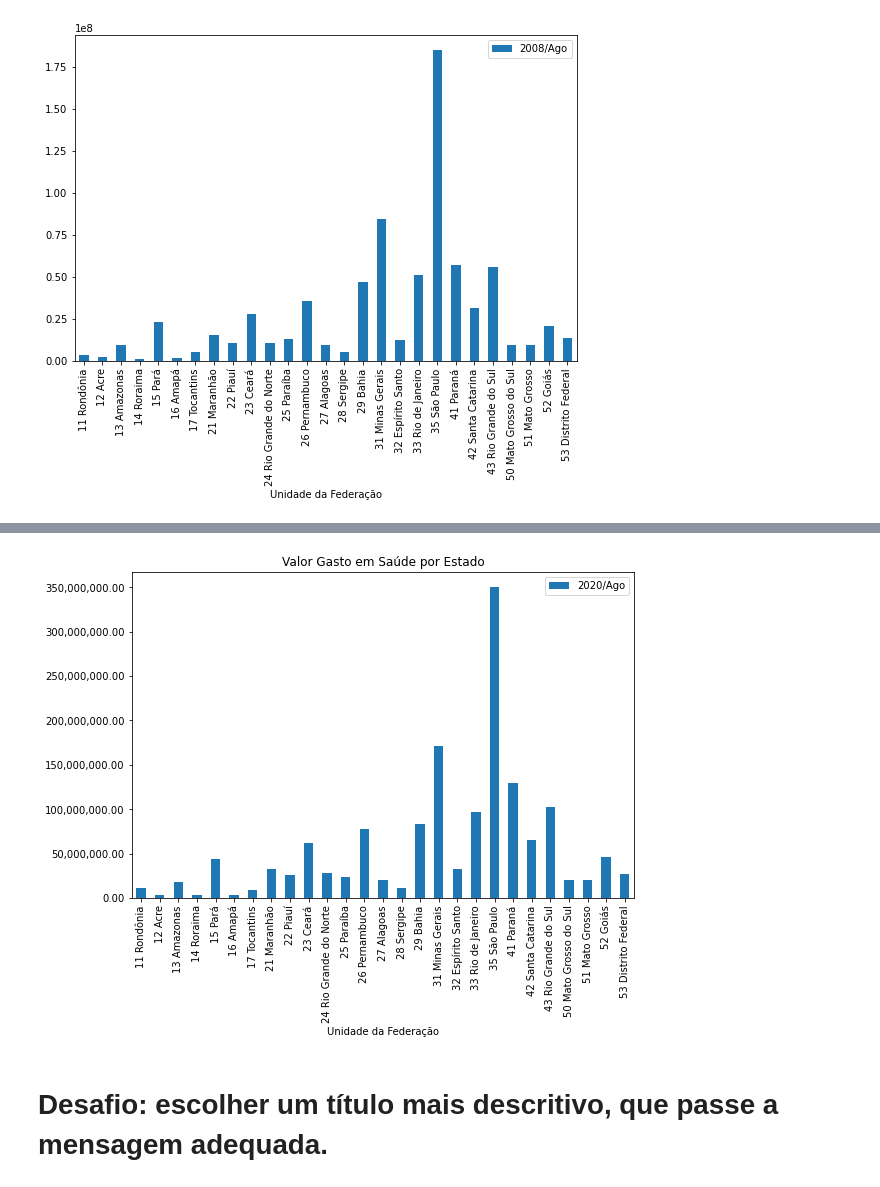
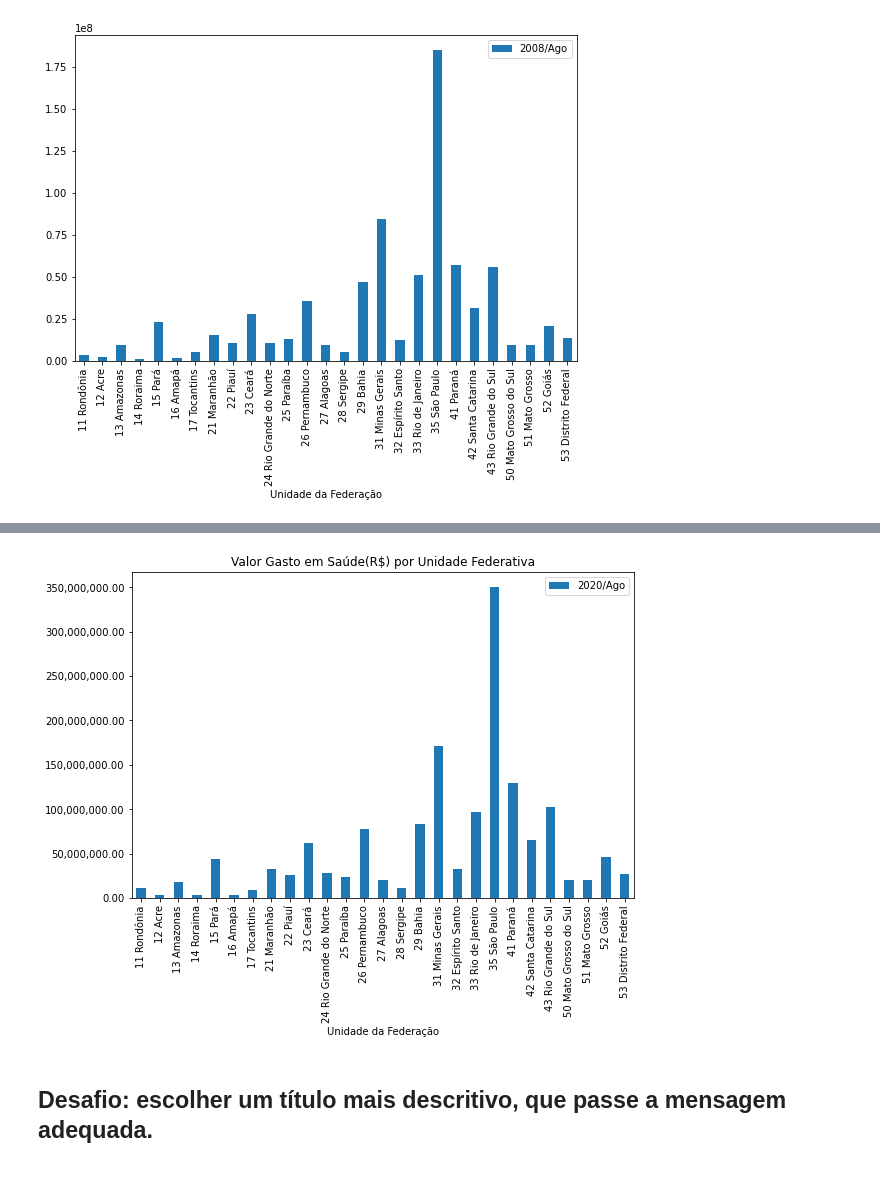
Before and after one commit to iplusl/Bootcamp_Data_Science, a Jupyter notebook: Modulo1/notebooks/Modulo1.ipynb, the cells around one changed output, grey strips where cells are left out. Cells and saved outputs as stored; diff of their text form; code cells hidden in the pictures.

```diff
--- a/Modulo1/notebooks/Modolo1.ipynb
+++ b/Modulo1/notebooks/Modulo1.ipynb
@@ -146,14 +148,14 @@ plt.show()
 # %%
 import matplotlib.pyplot as plt
 import matplotlib.ticker as ticker
 
 ax = dados.plot(x="Unidade da Federação", y="2020/Ago",
            kind="bar", figsize=(9,6))
 ax.yaxis.set_major_formatter(ticker.StrMethodFormatter("{x:,.2f}"))
-plt.title("Valor Gasto em Saúde por Estado")
+plt.title("Valor Gasto em Saúde(R$) por Unidade Federativa")
 plt.show()
 # %% [output]
-[figure, old version]
+[figure, new version]
 # %% [markdown]
-# Desafio: escolher um título mais descritivo, que passe a mensagem adequada.
+## Desafio: escolher um título mais descritivo, que passe a mensagem adequada.
 # %% [markdown]
```
Also changed, not shown: parts of 3 cells of this notebook.
